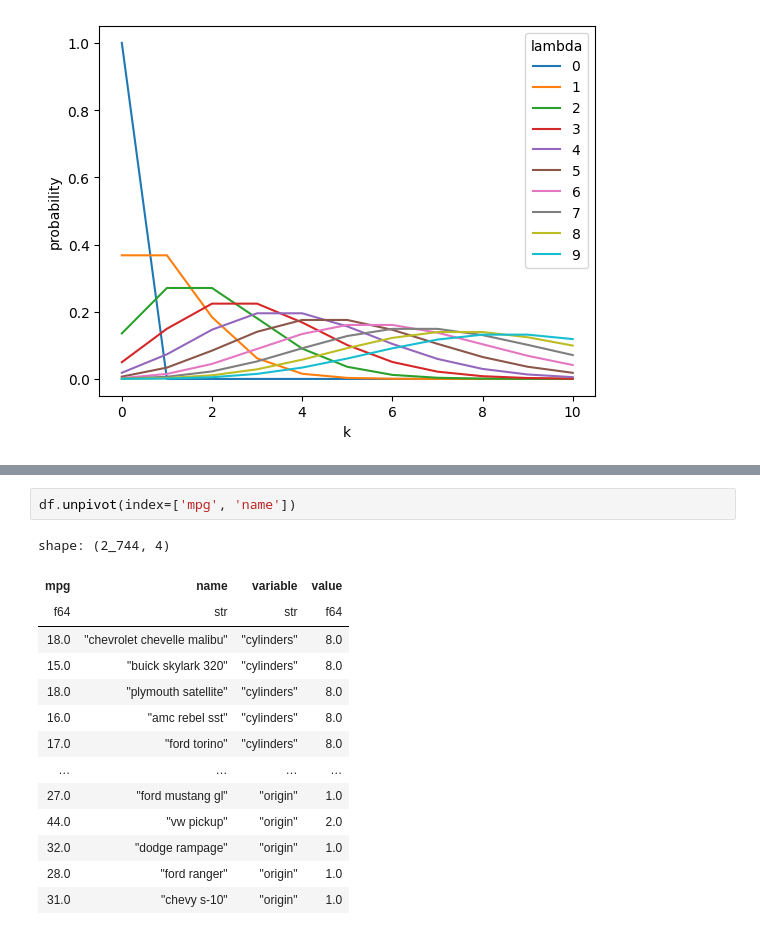
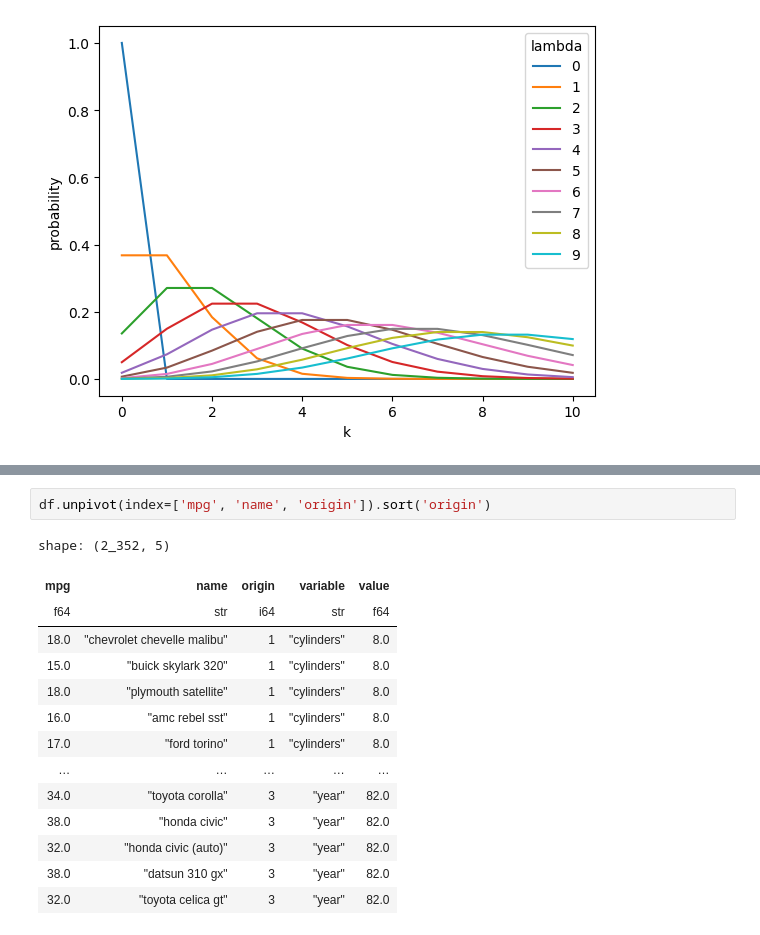
Before and after one commit to bjhardcastle/isl, a Jupyter notebook: notebooks/scratch.ipynb, the cells around one changed output, grey strips where cells are left out. Drawn from its saved outputs; the diff is of its cells as text.

```diff
--- a/notebooks/scratch.ipynb
+++ b/notebooks/scratch.ipynb
@@ -91,21 +91,21 @@ shape: (9, 10)
 | "75%" | 29.0 | 8.0 | 267.0 | 125.0 | 3613.0 | 17.0 | 79.0 | 2.0 | null |
 | "max" | 46.6 | 8.0 | 455.0 | 230.0 | 5140.0 | 24.8 | 82.0 | 3.0 | "vw rabbit custom" |
 # %%
-df.unpivot(index=['mpg', 'name'])
+df.unpivot(index=['mpg', 'name', 'origin']).sort('origin')
 # %% [output]
-shape: (2_744, 4)
+shape: (2_352, 5)
-| mpg | name | variable | value |
-| f64 | str | str | f64 |
-| 18.0 | "chevrolet chevelle malibu" | "cylinders" | 8.0 |
-| 15.0 | "buick skylark 320" | "cylinders" | 8.0 |
-| 18.0 | "plymouth satellite" | "cylinders" | 8.0 |
-| 16.0 | "amc rebel sst" | "cylinders" | 8.0 |
-| 17.0 | "ford torino" | "cylinders" | 8.0 |
-| … | … | … | … |
-| 27.0 | "ford mustang gl" | "origin" | 1.0 |
-| 44.0 | "vw pickup" | "origin" | 2.0 |
-| 32.0 | "dodge rampage" | "origin" | 1.0 |
-| 28.0 | "ford ranger" | "origin" | 1.0 |
-| 31.0 | "chevy s-10" | "origin" | 1.0 |
+| mpg | name | origin | variable | value |
+| f64 | str | i64 | str | f64 |
+| 18.0 | "chevrolet chevelle malibu" | 1 | "cylinders" | 8.0 |
+| 15.0 | "buick skylark 320" | 1 | "cylinders" | 8.0 |
+| 18.0 | "plymouth satellite" | 1 | "cylinders" | 8.0 |
+| 16.0 | "amc rebel sst" | 1 | "cylinders" | 8.0 |
+| 17.0 | "ford torino" | 1 | "cylinders" | 8.0 |
+| … | … | … | … | … |
+| 34.0 | "toyota corolla" | 3 | "year" | 82.0 |
+| 38.0 | "honda civic" | 3 | "year" | 82.0 |
+| 32.0 | "honda civic (auto)" | 3 | "year" | 82.0 |
+| 38.0 | "datsun 310 gx" | 3 | "year" | 82.0 |
+| 32.0 | "toyota celica gt" | 3 | "year" | 82.0 |
 # %%
 base = (
```
Also changed, not shown: parts of 2 cells of this notebook.
